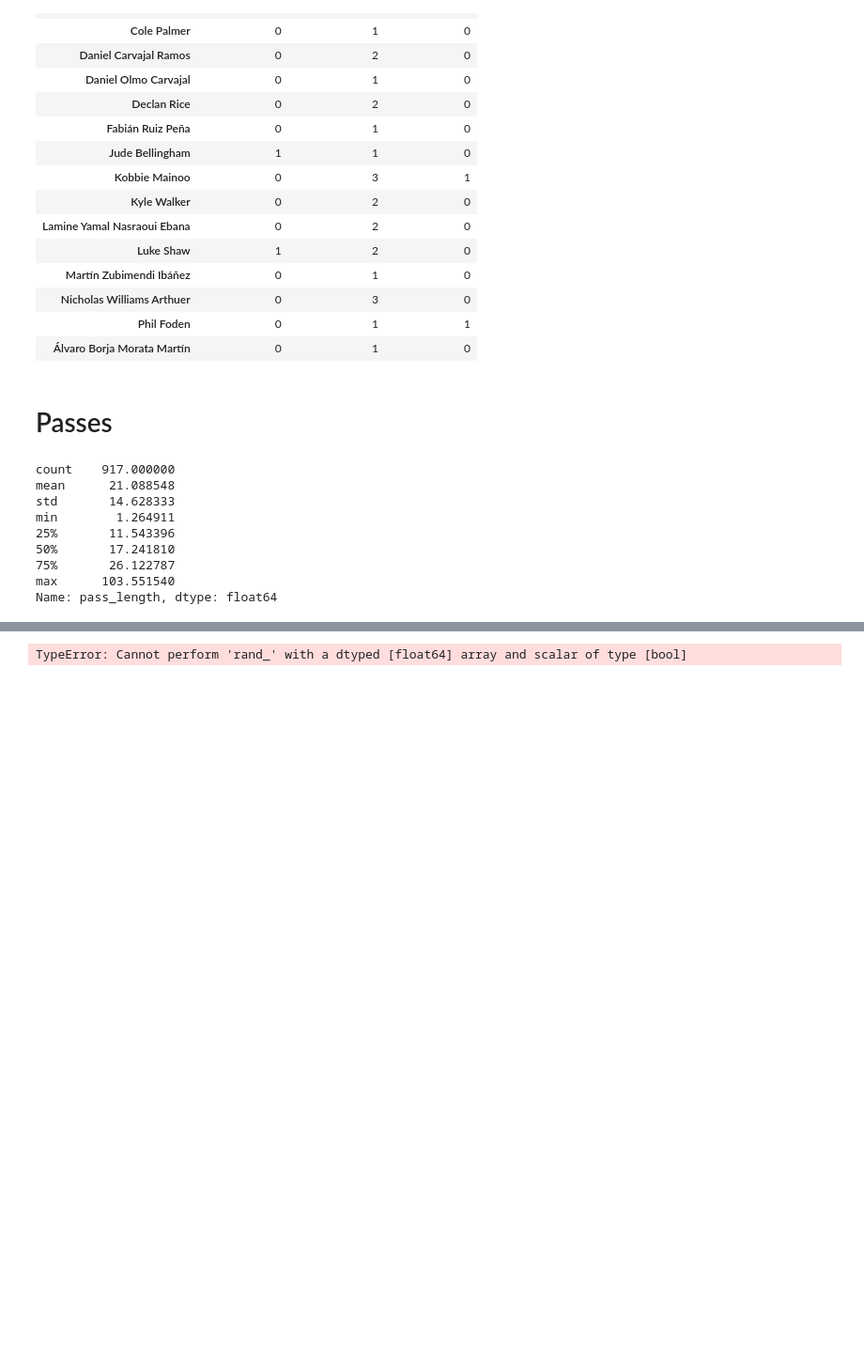
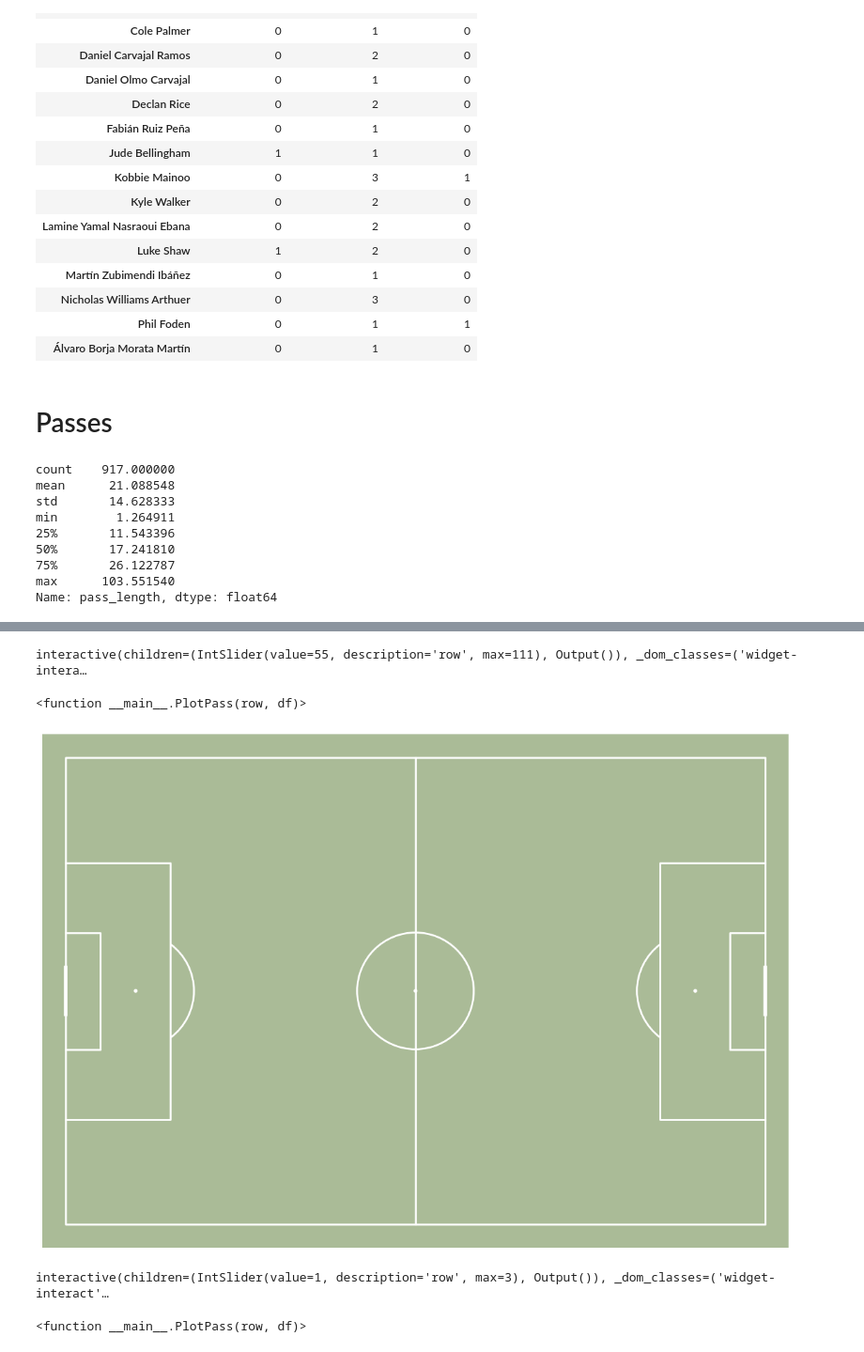
Before and after one commit to francisco-kim/footballAnalysis, a Jupyter notebook: statsbomb.ipynb, the cells around one changed output, grey strips where cells are left out. Shown at 94% size. Saved outputs shown, nothing was run; the diff lists cells and outputs as text; code cells hidden in the pictures; blank space fills up the shorter version.

```diff
--- a/statsbomb.ipynb
+++ b/statsbomb.ipynb
@@ -1390,7 +1428,7 @@ def PlotPass(row, df):
     under_pressure = "Yes" if dfPlot.get('under_pressure') == 1 else "No"
     pass_outcome = "Complete" if pd.isna(dfPlot.get('pass_outcome')) else dfPlot['pass_outcome']
 
-    ax.set_title(f"{playerName} {row} | {pass_outcome} pass, {dfPlot['pass_body_part']} | Under Pressure: {under_pressure} | Minute: {minute}", fontsize=16, pad=10)
+    ax.set_title(f"{playerName} {row} | {pass_outcome} pass to {dfPlot['pass_recipient']}, {dfPlot['pass_body_part']}\nUnder Pressure: {under_pressure} | Minute: {minute}", fontsize=16, pad=10)
 
     # Add Legend with dynamic counts
     # We create empty scatter points just to generate the legend labels
@@ -1617,7 +1678,23 @@ Name: pass_length, dtype: float64
 # %%
-#dfPass = dfRaw[(dfRaw['type'] == 'Pass') & (dfRaw['pass_length'] > 35) & (dfRaw['freeze_frame'].notna())]
-dfPass = dfRaw[(dfRaw['pass_length'] > 35)]
-dfPass.head()
-#interact(PlotPass, row=(0, len(dfPass)-1), df=fixed(dfPass))
+dfLongPasses = dfRaw[(dfRaw['pass_length'] > 35) & (dfRaw['freeze_frame'].notna())]
+dfLongPassesStones = dfLongPasses[(dfLongPasses['player'].str.contains('Stones'))]
+
+interact(PlotPass, row=(0, len(dfLongPassesStones)-1), df=fixed(dfLongPassesStones))
 # %% [output]
-TypeError: Cannot perform 'rand_' with a dtyped [float64] array and scalar of type [bool]
+interactive(children=(IntSlider(value=55, description='row', max=111), Output()), _dom_classes=('widget-intera…
+<function __main__.PlotPass(row, df)>
+[figure, added]
+# %%
+dfLongPasses = dfRaw[(dfRaw['pass_length'] > 35) & (dfRaw['freeze_frame'].notna())]
+
+# 1. Calculate the boolean range
+dfLongPasses['pass_forward'] = dfLongPasses['pass_angle'].between(-np.pi/3, np.pi/3).astype('boolean')
+
+# 2. Re-insert NaNs where the original angle was missing
+dfLongPasses.loc[dfLongPasses['pass_angle'].isna(), 'pass_forward'] = np.nan
+
+dfLongPassesLeNormand = dfLongPasses[(dfLongPasses['pass_forward'] == True) & (dfLongPasses['player'].str.contains('Normand'))]
+interact(PlotPass, row=(0, len(dfLongPassesLeNormand)-1), df=fixed(dfLongPassesLeNormand))
+# %% [output]
+interactive(children=(IntSlider(value=1, description='row', max=3), Output()), _dom_classes=('widget-interact'…
+<function __main__.PlotPass(row, df)>
```
Also changed, not shown: parts of 10 cells of this notebook.
